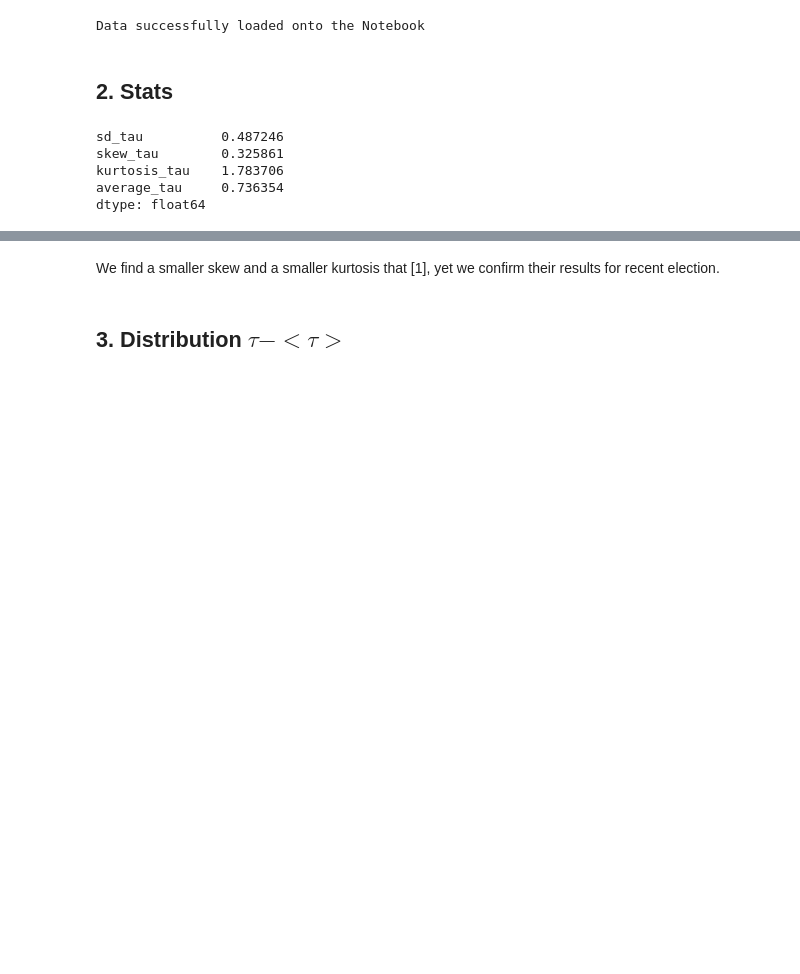
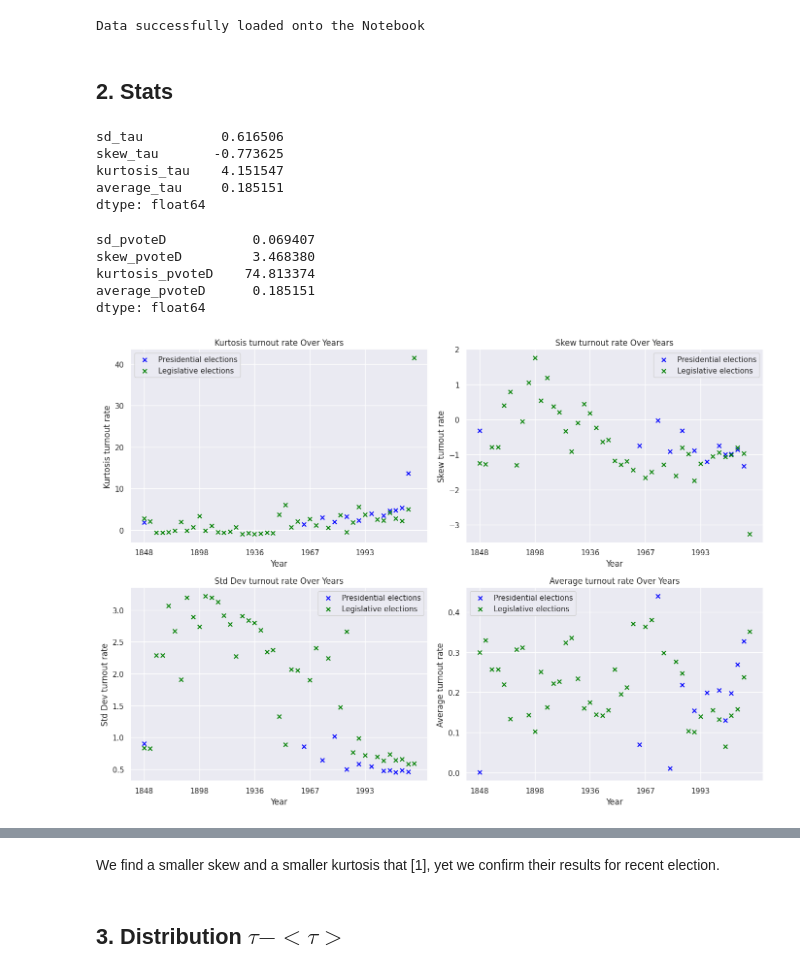
Before and after one commit to artmanceau/electera, a Jupyter notebook: notebooks/model/model_validation.ipynb, the cells around one changed output, grey strips where cells are left out. Drawn from its saved outputs; the diff is of its cells as text; code cells hidden in the pictures; blank space fills up the shorter version.

```diff
--- a/notebooks/model/model_validation.ipynb
+++ b/notebooks/model/model_validation.ipynb
@@ -118,13 +142,59 @@ def compute_election_stat(data, metric):
 
     return stats_df
 # %%
-stats_df = compute_election_stat(selected_columns_df, metric="tau")
+stats_df = compute_election_stat(selected_columns_df_pres, metric="tau")
+stats_df.mean(numeric_only=True)
+# %% [output]
+sd_tau          0.616506
+skew_tau       -0.773625
+kurtosis_tau    4.151547
+average_tau     0.185151
+dtype: float64
 # %%
+stats_df = compute_election_stat(selected_columns_df_pres, metric=var)
 stats_df.mean(numeric_only=True)
 # %% [output]
-sd_tau          0.487246
-skew_tau        0.325861
-kurtosis_tau    1.783706
-average_tau     0.736354
+sd_pvoteD           0.069407
+skew_pvoteD         3.468380
+kurtosis_pvoteD    74.813374
+average_pvoteD      0.185151
 dtype: float64
+# %%
+var='tau'
+stats_df_pres = compute_election_stat(selected_columns_df_pres, metric=var).sort_values(by="year")
+stats_df_leg = compute_election_stat(selected_columns_df_leg, metric=var).sort_values(by="year")
+
+all_years = sorted(set(stats_df_pres["year"]) | set(stats_df_leg["year"]))
+
+stats_df_pres = stats_df_pres.set_index("year").reindex(all_years).reset_index()
+stats_df_leg = stats_df_leg.set_index("year").reindex(all_years).reset_index()
+
+fig, axes = plt.subplots(2, 2, figsize=(14, 10), sharex=False)
+fig.patch.set_alpha(0)
+
+metrics = [
+    (f"kurtosis_{var}", "Kurtosis turnout rate", (0, 0)),
+    (f"skew_{var}", "Skew turnout rate", (0, 1)),
+    (f"sd_{var}", "Std Dev turnout rate", (1, 0)),
+    (f"average_{var}", "Average turnout rate", (1, 1)),
+]
+
+for col, title, (row, col_idx) in metrics:
+    ax = axes[row, col_idx]
+    ax.scatter(stats_df_pres["year"], stats_df_pres[col], color="blue", label="Presidential elections", marker="x")
+    ax.scatter(stats_df_leg["year"], stats_df_leg[col], color="green", label="Legislative elections", marker="x")
+    ax.set_ylabel(title)
+    ax.set_title(f"{title} Over Years")
+    ax.set_xlabel("Year")
+    ax.legend()
+    ax.grid(True)
+
+    # Show every Nth year label to avoid crowding
+    year_ticks = ax.get_xticks()
+    ax.set_xticks(year_ticks[::max(1, len(year_ticks)//5)])
+
+plt.tight_layout()
+plt.show()
+# %% [output]
+[figure, added]
 # %%
```
Also changed, not shown: parts of 8 cells of this notebook, 3 other files.
